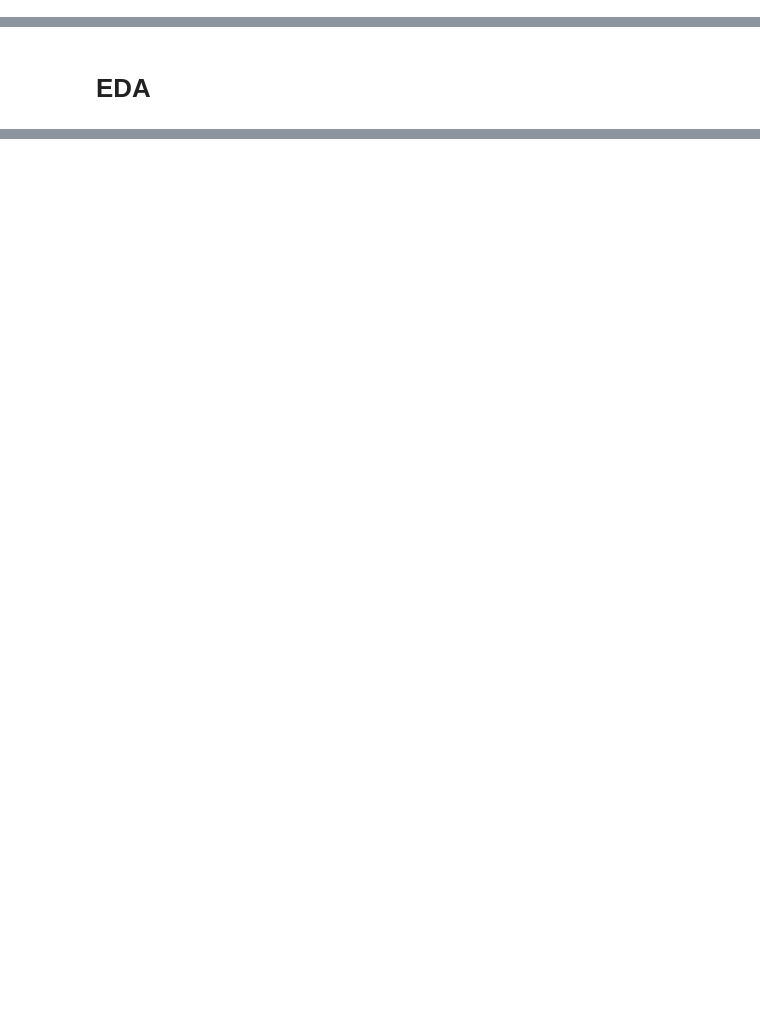
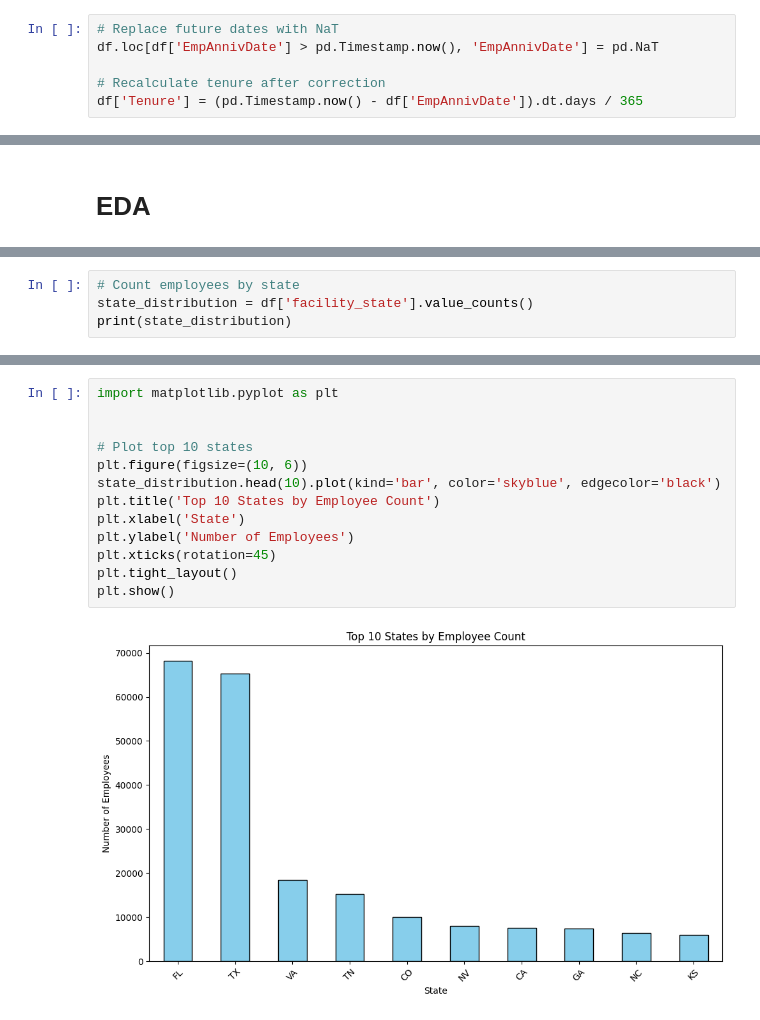
Before and after one commit to Alesandro-Rodriguez/ais-healthcare, a Jupyter notebook: Code/AisHealthcareAnalysis.ipynb, the cells around one changed output, grey strips where cells are left out. Cells and saved outputs as stored; diff of their text form; blank space fills up the shorter version.

```diff
--- a/Code/AisHealthcareAnalysis.ipynb
+++ b/Code/AisHealthcareAnalysis.ipynb
@@ -144,3 +144,9 @@ print(df[['EmpAnnivDate', 'Tenure']].head())
+# %%
+# Replace future dates with NaT
+df.loc[df['EmpAnnivDate'] > pd.Timestamp.now(), 'EmpAnnivDate'] = pd.NaT
+
+# Recalculate tenure after correction
+df['Tenure'] = (pd.Timestamp.now() - df['EmpAnnivDate']).dt.days / 365
 # %%
 # Summary of the cleaned dataset
 print(df.info())
@@ -168,0 +193,4 @@ dtype: int64
+# %%
+# Count employees by state
+state_distribution = df['facility_state'].value_counts()
+print(state_distribution)
@@ -168,0 +215,15 @@ dtype: int64
+# %%
+import matplotlib.pyplot as plt
+
+
+# Plot top 10 states
+plt.figure(figsize=(10, 6))
+state_distribution.head(10).plot(kind='bar', color='skyblue', edgecolor='black')
+plt.title('Top 10 States by Employee Count')
+plt.xlabel('State')
+plt.ylabel('Number of Employees')
+plt.xticks(rotation=45)
+plt.tight_layout()
+plt.show()
+# %% [output]
+[figure, added]
```
Also changed, not shown: parts of 9 cells of this notebook.
